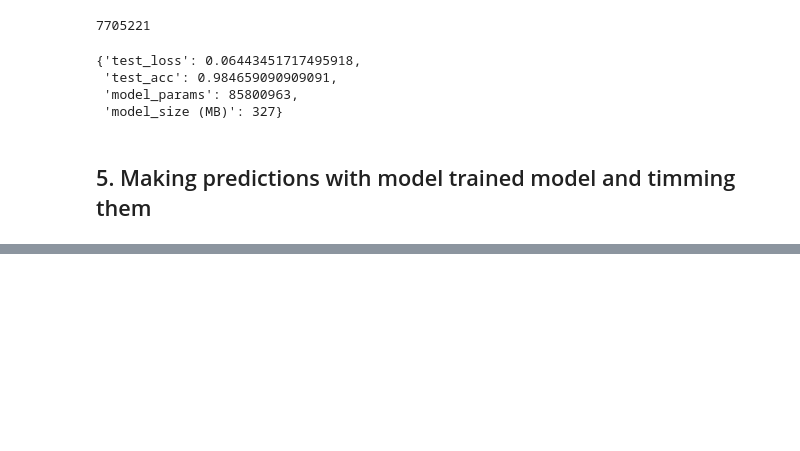
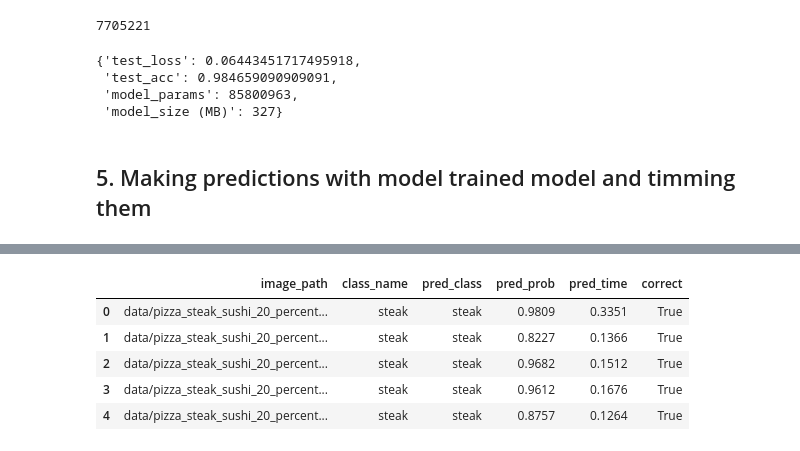
Before and after one commit to dileep9968/pytorch, a Jupyter notebook: 09_pytorch_model_deployment.ipynb, the cells around one changed output, grey strips where cells are left out. Cells and saved outputs as stored; diff of their text form; code cells hidden in the pictures; blank space fills up the shorter version.

```diff
--- a/09_pytorch_model_deployment.ipynb
+++ b/09_pytorch_model_deployment.ipynb
@@ -343,3 +343,8 @@ vit_stats
  'model_size (MB)': 327}
 # %% [markdown]
 ## 5. Making predictions with model trained model and timming them
+# %%
+from pathlib import Path
+
+test_data_paths = list(Path(test_dir).glob('*/*.jpg'))
+test_data_paths[:5]
@@ -345,0 +419,7 @@ vit_stats
+# %%
+# Make predtions test dataset with effnetB2
+effnetb2_test_pred_dict = pred_and_store(paths = test_data_paths,
+                                         model=effnetb2,
+                                         transform=effnetb2_transforms,
+                                         class_names=class_names,
+                                         device='cpu')
@@ -345,0 +441,12 @@ vit_stats
+# %%
+# turn the test_pred_dict into dataframe
+import pandas as pd
+effnetb2_test_pred_df = pd.DataFrame(effnetb2_test_pred_dict)
+effnetb2_test_pred_df.head()
+# %% [output]
+|  | image_path | class_name | pred_class | pred_prob | pred_time | correct |
+| 0 | data/pizza_steak_sushi_20_percent... | steak | steak | 0.9809 | 0.3351 | True |
+| 1 | data/pizza_steak_sushi_20_percent... | steak | steak | 0.8227 | 0.1366 | True |
+| 2 | data/pizza_steak_sushi_20_percent... | steak | steak | 0.9682 | 0.1512 | True |
+| 3 | data/pizza_steak_sushi_20_percent... | steak | steak | 0.9612 | 0.1676 | True |
+| 4 | data/pizza_steak_sushi_20_percent... | steak | steak | 0.8757 | 0.1264 | True |
```
Also changed, not shown: parts of 13 cells of this notebook.
